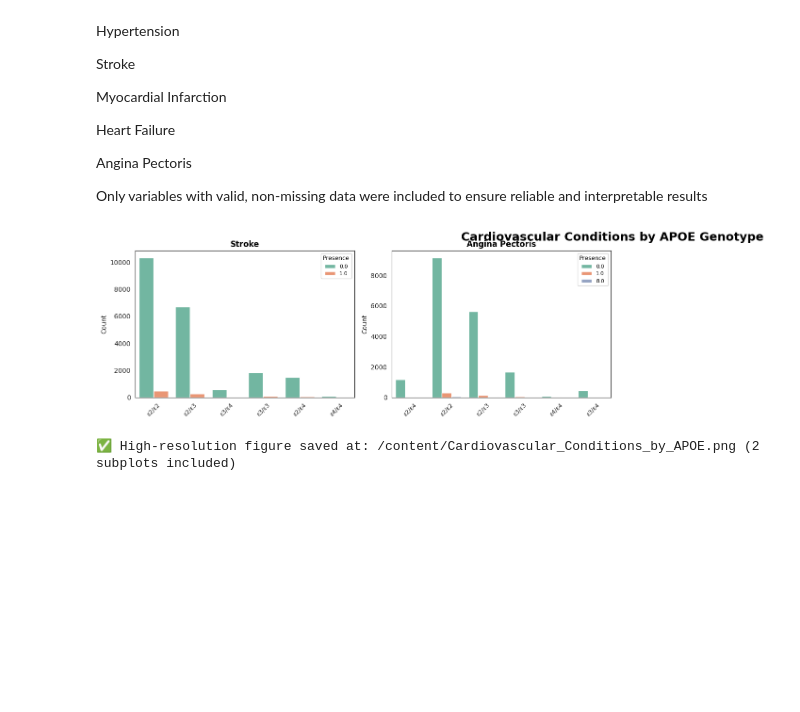
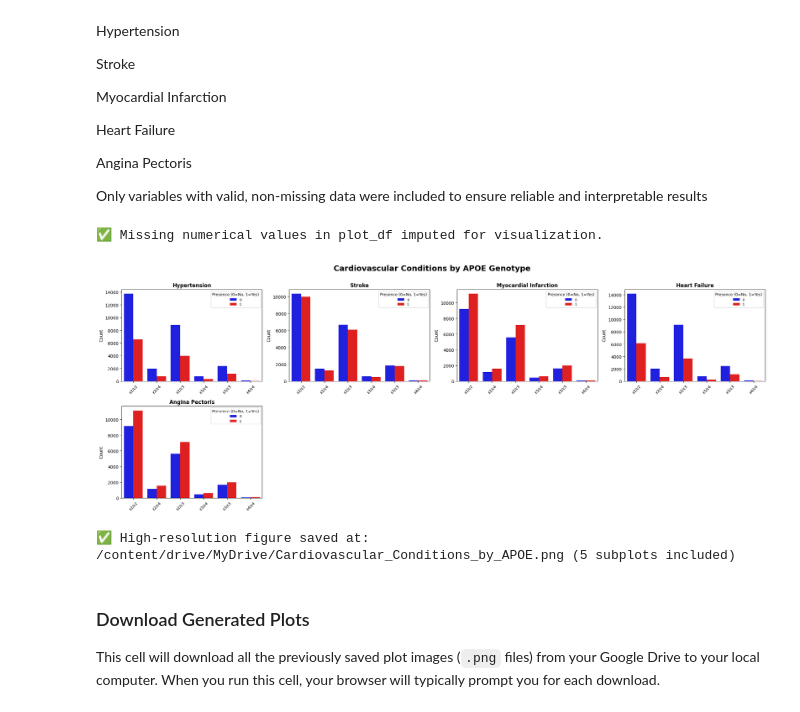
Before and after one commit to usama488/Research-work-12, a Jupyter notebook: Research work.ipynb, the cells around one changed output. Cells and saved outputs as stored; diff of their text form; code cells hidden in the pictures; blank space fills up the shorter version.

```diff
--- a/Research work.ipynb
+++ b/Research work.ipynb
@@ -463,29 +581,44 @@ Only variables with valid, non-missing data were included to ensure reliable and
 import matplotlib.pyplot as plt
 import seaborn as sns
 import pandas as pd
+from sklearn.impute import SimpleImputer
+import numpy as np
+
+# Ensure final_df is the DataFrame we are working with
+# We will create a working copy to impute missing values for plotting.
+plot_df = final_df.copy()
+
+# Impute missing values in numerical columns of plot_df
+# Select only numeric columns for imputation
+numerical_cols_for_imputation = plot_df.select_dtypes(include=[np.number]).columns
+
+imputer = SimpleImputer(strategy='mean')
+plot_df[numerical_cols_for_imputation] = imputer.fit_transform(plot_df[numerical_cols_for_imputation])
+
+print("✅ Missing numerical values in plot_df imputed for visualization.")
 
 # ==========================
 # Combined Multi-Panel Plot: Cardiovascular Conditions vs APOE Genotype
 # ==========================
 
-# --- Replace neurological with cardiovascular ---
-# Example: if you already have a list of cardiovascular-related columns
-# (e.g., hypertension, stroke, myocardial_infarction, etc.)
+# Update cardiovascular_cols to match actual column names in final_df
 cardiovascular_cols = [
-    "HYPERTENSION", "STROKE", "MYOCARDIAL_INFARCTION", "HEART_FAILURE", "ANGINA"
+    "CVHATT",   # History of Hypertension
+    "STROKE",   # History of Stroke
+    "MYOINF",   # Myocardial Infarction
+    "CVCHF",    # Congestive Heart Failure
+    "ANGINA"    # Angina
 ]
-# You can also auto-detect them if needed, e.g.:
-# cardiovascular_cols = [col for col in filtered_df.columns if "CARDIO" in col.upper()]
 
-# Ensure only valid columns (exist + at least 1 non-NaN)
+# Ensure only valid columns (exist + at least 1 non-NaN - already handled by imputation)
 valid_conditions = [
     col for col in cardiovascular_cols
-    if col in filtered_df.columns and filtered_df[col].notna().sum() > 0
+    if col in plot_df.columns
 ]
 
 n_conditions = len(valid_conditions)
 if n_conditions == 0:
-    raise ValueError("No cardiovascular columns found with data.")
+    raise ValueError("No valid cardiovascular columns found with data.")
 
 # Layout configuration
 n_cols = 4  # Number of plots per row
@@ -494,57 +627,63 @@ n_rows = (n_conditions + n_cols - 1) // n_cols  # Auto-calculate rows
 fig, axes = plt.subplots(n_rows, n_cols, figsize=(22, 4 * n_rows))
 axes = axes.flatten()
 
-# Use a visually distinct color palette
-custom_palette = sns.color_palette("Set2")  # Softer and clear for publications
+# Define custom color palette for '0' (blue) and '1' (red)
+custom_palette = {0: 'blue', 1: 'red'}
 
 # Optional mapping for nicer subplot titles
 condition_names = {
-    "HYPERTENSION": "Hypertension",
+    "CVHATT": "Hypertension",
     "STROKE": "Stroke",
-    "MYOCARDIAL_INFARCTION": "Myocardial Infarction",
-    "HEART_FAILURE": "Heart Failure",
+    "MYOINF": "Myocardial Infarction",
+    "CVCHF": "Heart Failure",
     "ANGINA": "Angina Pectoris"
 }
+
+# Create all binary hue columns at once to avoid fragmentation warnings
+for col in valid_conditions:
+    plot_df[f'{col}_binary_hue'] = plot_df[col].apply(lambda x: 1 if x > 0 else 0)
 
 plot_index = 0
 for col in valid_conditions:
     ax = axes[plot_index]
-    temp_df = filtered_df.dropna(subset=[col])
-    if temp_df.empty:
-        continue
 
     sns.countplot(
-        data=temp_df,
-        x="APOE_Label",       # changed to your actual APOE column name
-        hue=col,
+        data=plot_df,
+        x="APOE_Label",       # Use APOE_Label from plot_df
+        hue=f'{col}_binary_hue', # Use the new binary hue column for consistent palette mapping
         palette=custom_palette,
         ax=ax
     )
 
     ax.set_title(condition_names.get(col, col.replace("_", " ").title()),
                  fontsize=12, fontweight="bold")
     ax.set_xlabel("")
     ax.set_ylabel("Count", fontsize=10)
     ax.tick_params(axis='x', rotation=45, labelsize=9)
-    ax.legend(title="Presence", loc="upper right", fontsize=8, title_fontsize=9)
+    ax.legend(title="Presence (0=No, 1=Yes)", loc="upper right", fontsize=8, title_fontsize=9)
 
     plot_index += 1
 
 # Remove unused axes
 for j in range(plot_index, len(axes)):
     fig.delaxes(axes[j])
 
 plt.suptitle("Cardiovascular Conditions by APOE Genotype",
              fontsize=18, fontweight="bold", y=1.02)
 plt.tight_layout()
 plt.subplots_adjust(top=0.92)
 
 # ====== 🔽 Save High-Resolution Figure ======
-output_path = "/content/Cardiovascular_Conditions_by_APOE.png"
+output_path = "/content/drive/MyDrive/Cardiovascular_Conditions_by_APOE.png" # Corrected path for PNG
 plt.savefig(output_path, dpi=800, bbox_inches="tight")
 plt.show()
 
 print(f"✅ High-resolution figure saved at: {output_path} ({plot_index} subplots included)")
 # %% [output]
+✅ Missing numerical values in plot_df imputed for visualization.
-[figure, old version]
+[figure, new version]
-✅ High-resolution figure saved at: /content/Cardiovascular_Conditions_by_APOE.png (2 subplots included)
+✅ High-resolution figure saved at: /content/drive/MyDrive/Cardiovascular_Conditions_by_APOE.png (5 subplots included)
+# %% [markdown]
+### Download Generated Plots
+
+This cell will download all the previously saved plot images (`.png` files) from your Google Drive to your local computer. When you run this cell, your browser will typically prompt you for each download.
```
Also changed, not shown: parts of 32 cells of this notebook.
